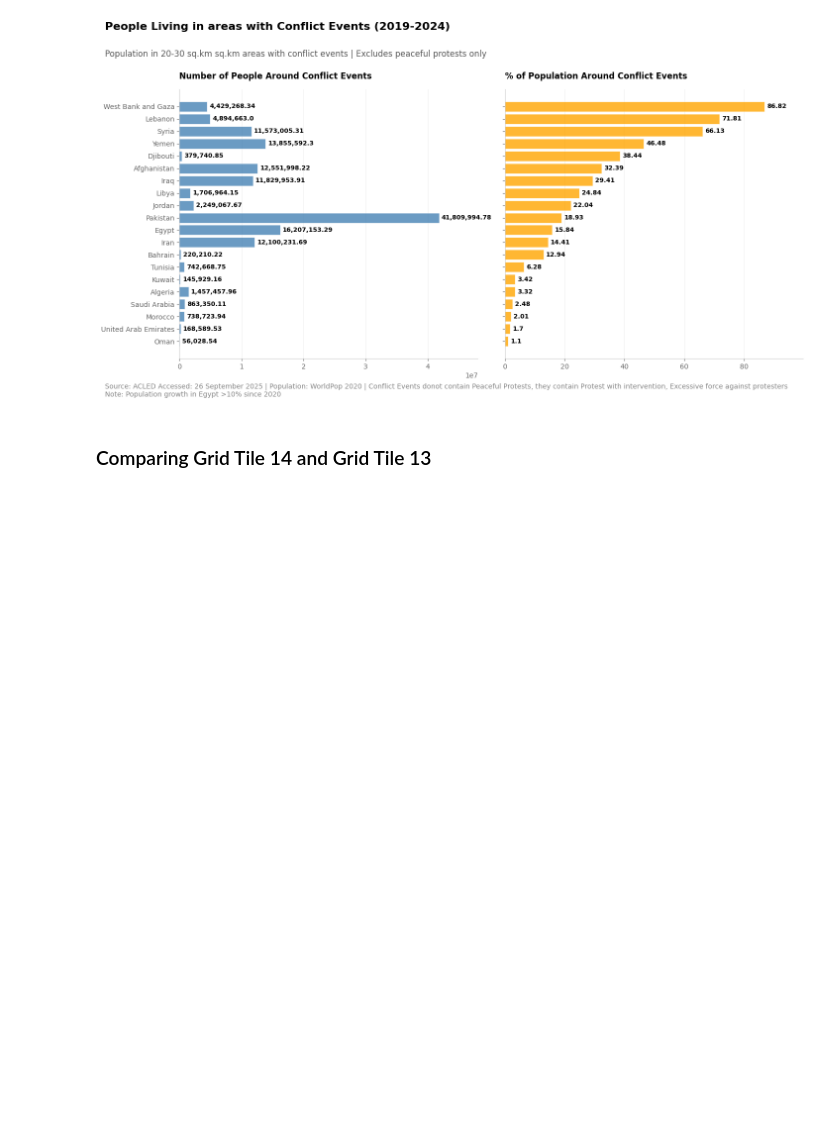
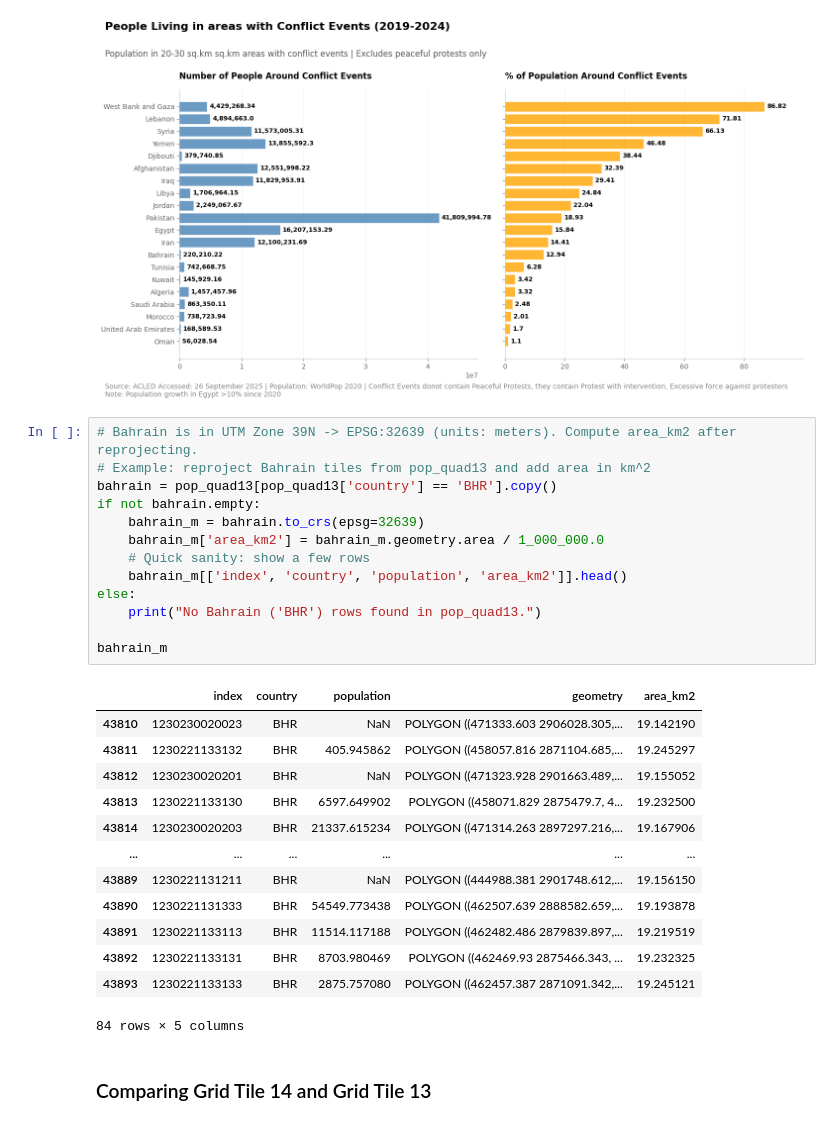
Before and after one commit to worldbank/MENA-FCV-economic-monitor, a Jupyter notebook: notebooks/conflict/acled_report.ipynb, the cells around one changed output. Saved outputs shown, nothing was run; the diff lists cells and outputs as text; blank space fills up the shorter version.

```diff
--- a/notebooks/conflict/acled_report.ipynb
+++ b/notebooks/conflict/acled_report.ipynb
@@ -339,6 +342,33 @@ plot_dual_metrics_by_country(
 );
 # %% [output]
 [figure]
+# %%
+# Bahrain is in UTM Zone 39N -> EPSG:32639 (units: meters). Compute area_km2 after reprojecting.
+# Example: reproject Bahrain tiles from pop_quad13 and add area in km^2
+bahrain = pop_quad13[pop_quad13['country'] == 'BHR'].copy()
+if not bahrain.empty:
+    bahrain_m = bahrain.to_crs(epsg=32639)
+    bahrain_m['area_km2'] = bahrain_m.geometry.area / 1_000_000.0
+    # Quick sanity: show a few rows
+    bahrain_m[['index', 'country', 'population', 'area_km2']].head()
+else:
+    print("No Bahrain ('BHR') rows found in pop_quad13.")
+
+bahrain_m
+# %% [output]
+|  | index | country | population | geometry | area_km2 |
+| 43810 | 1230230020023 | BHR | NaN | POLYGON ((471333.603 2906028.305,... | 19.142190 |
+| 43811 | 1230221133132 | BHR | 405.945862 | POLYGON ((458057.816 2871104.685,... | 19.245297 |
+| 43812 | 1230230020201 | BHR | NaN | POLYGON ((471323.928 2901663.489,... | 19.155052 |
+| 43813 | 1230221133130 | BHR | 6597.649902 | POLYGON ((458071.829 2875479.7, 4... | 19.232500 |
+| 43814 | 1230230020203 | BHR | 21337.615234 | POLYGON ((471314.263 2897297.216,... | 19.167906 |
+| ... | ... | ... | ... | ... | ... |
+| 43889 | 1230221131211 | BHR | NaN | POLYGON ((444988.381 2901748.612,... | 19.156150 |
+| 43890 | 1230221131333 | BHR | 54549.773438 | POLYGON ((462507.639 2888582.659,... | 19.193878 |
+| 43891 | 1230221133113 | BHR | 11514.117188 | POLYGON ((462482.486 2879839.897,... | 19.219519 |
+| 43892 | 1230221133131 | BHR | 8703.980469 | POLYGON ((462469.93 2875466.343, ... | 19.232325 |
+| 43893 | 1230221133133 | BHR | 2875.757080 | POLYGON ((462457.387 2871091.342,... | 19.245121 |
+84 rows × 5 columns
 # %% [markdown]
 ### Comparing Grid Tile 14 and Grid Tile 13
 # %%
```
Also changed, not shown: parts of 5 cells of this notebook.
